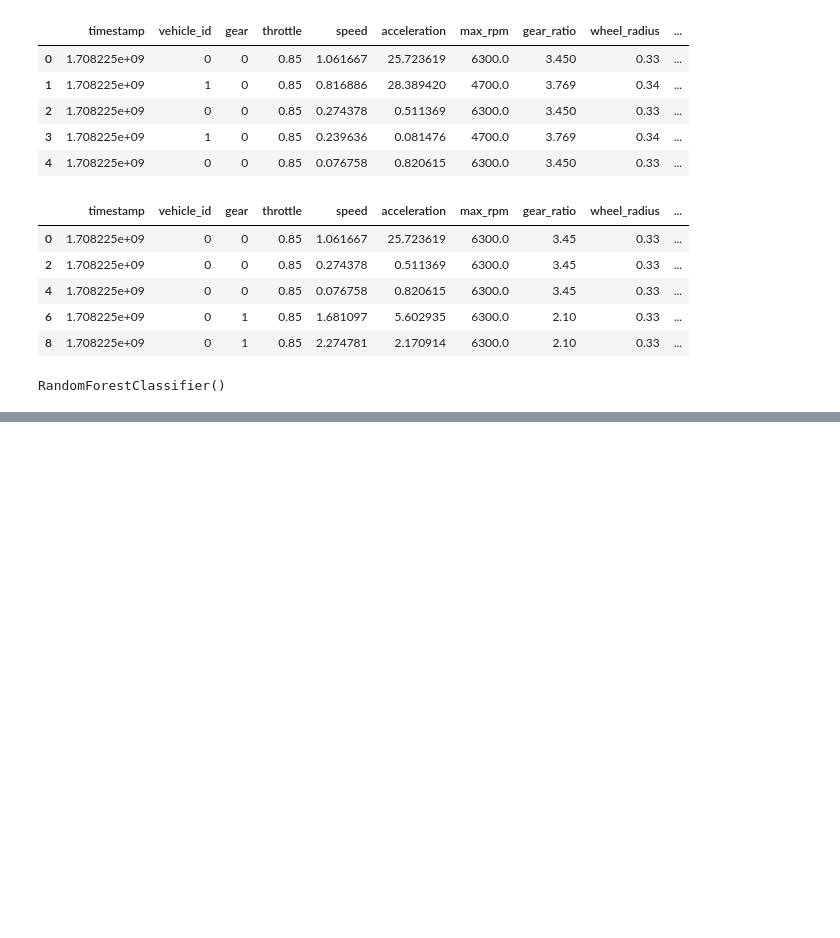
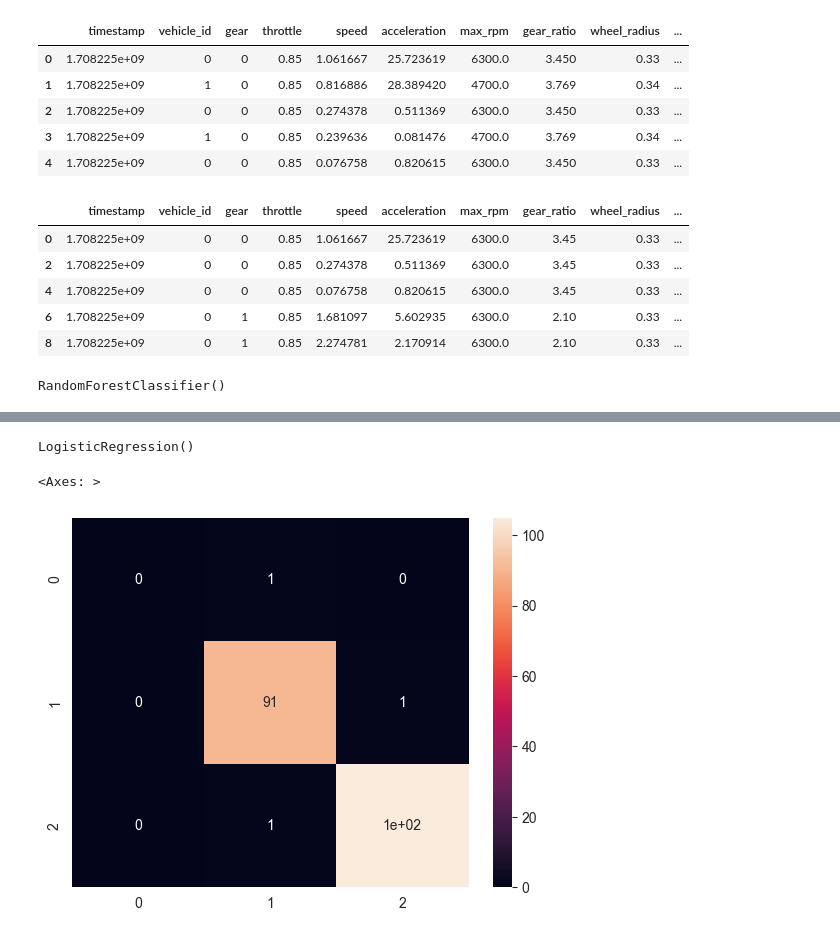
Before and after one commit to Mahasvan/SensorSimPredictor, a Jupyter notebook: train_gear.ipynb, the cells around one changed output, grey strips where cells are left out. Cells and saved outputs as stored; diff of their text form; code cells hidden in the pictures; blank space fills up the shorter version.

```diff
--- a/train_gear.ipynb
+++ b/train_gear.ipynb
@@ -76,0 +148,13 @@ weighted avg       0.96      0.97      0.96       199
+# %%
+lr = LogisticRegression()
+# %%
+lr.fit(X_train, y_train)
+# %% [output]
+LogisticRegression()
+# %%
+predictions = lr.predict(X_test)
+# %%
+sns.heatmap(confusion_matrix(y_test, predictions), annot=True)
+# %% [output]
+<Axes: >
+[figure, added]
```
Also changed, not shown: parts of 24 cells of this notebook, 3 other files.
